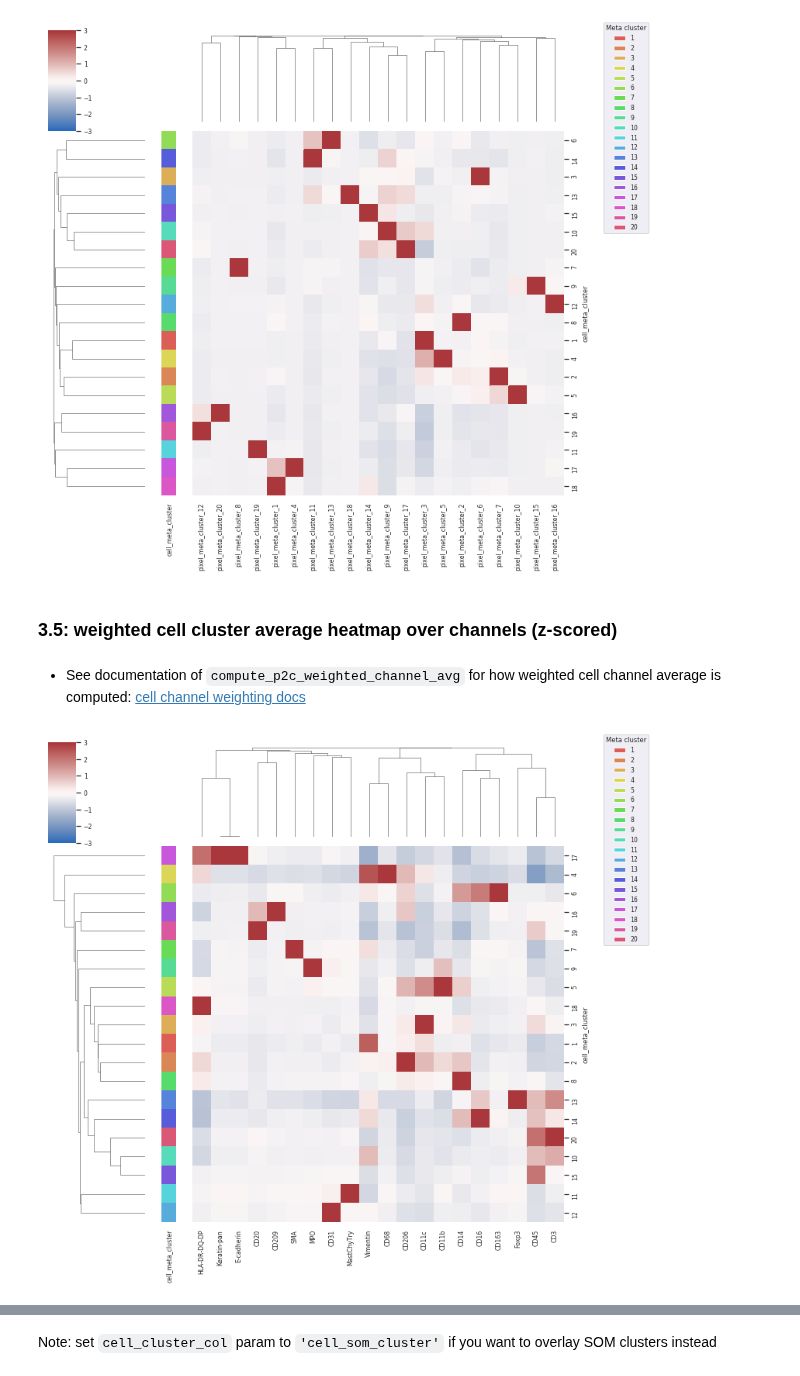
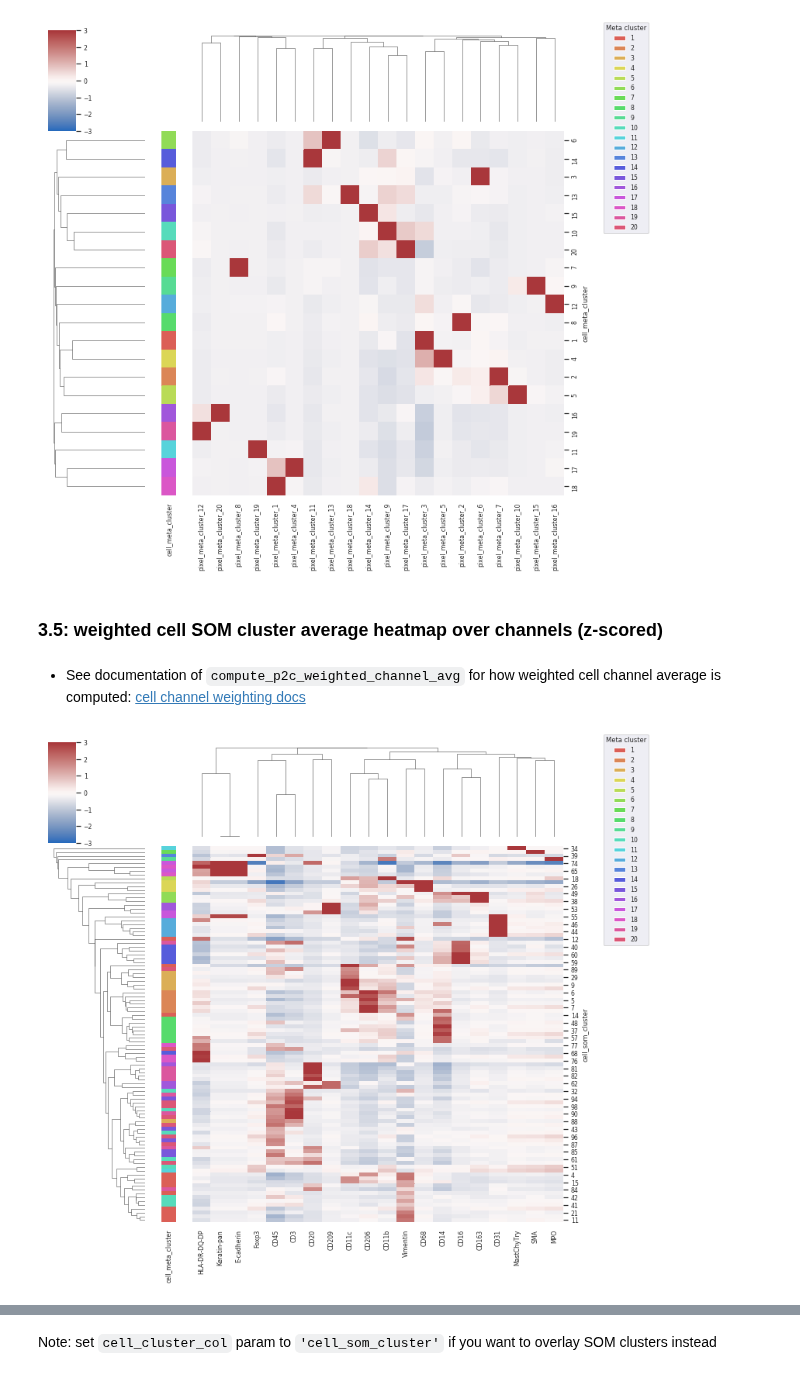
Before and after one commit to angelolab/ark-analysis, a Jupyter notebook: templates/example_cell_clustering.ipynb, the cells around one changed output, grey strips where cells are left out. Drawn from its saved outputs; the diff is of its cells as text; code cells hidden in the pictures.

Commit message:
Include both cell SOM and meta visualizations for weighted channel average, and nuke more mentions of hCluster_cap

```diff
--- a/templates/example_cell_clustering.ipynb
+++ b/templates/example_cell_clustering.ipynb
@@ -98,7 +98,8 @@ weighted_cell_channel_avg_name = '%s_weighted_cell_channel_avg.csv' % cell_clust
 cell_clust_to_meta_name = '%s_cell_clust_to_meta.feather' % cell_cluster_prefix
 cell_som_cluster_avgs_name = '%s_cell_som_cluster_avgs.csv' % cell_cluster_prefix
 cell_meta_cluster_avgs_name ='%s_cell_meta_cluster_avgs.csv' % cell_cluster_prefix
-cell_cluster_channel_avg_name = '%s_cell_cluster_channel_avg.csv' % cell_cluster_prefix
+cell_som_cluster_channel_avg_name = '%s_cell_som_cluster_channel_avg.csv' % cell_cluster_prefix
+cell_meta_cluster_channel_avg_name = '%s_cell_meta_cluster_channel_avg.csv' % cell_cluster_prefix
 
 # define the type of pixel cluster to aggregate on
 pixel_cluster_col = 'pixel_meta_cluster'
@@ -186,7 +187,8 @@ som_utils.cell_consensus_cluster(
 # %%
 cell_som_cluster_avgs_and_counts = pd.read_csv(os.path.join(base_dir, cell_som_cluster_avgs_name))
 cell_meta_cluster_avgs_and_counts = pd.read_csv(os.path.join(base_dir, cell_meta_cluster_avgs_name))
-cell_cluster_channel_avg = pd.read_csv(os.path.join(base_dir, cell_cluster_channel_avg_name))
+cell_som_cluster_channel_avg = pd.read_csv(os.path.join(base_dir, cell_som_cluster_channel_avg_name))
+cell_meta_cluster_channel_avg = pd.read_csv(os.path.join(base_dir, cell_meta_cluster_channel_avg_name))
 # %% [markdown]
 ## 3: visualize results
 # %% [markdown]
@@ -300,44 +302,44 @@ _ = plt.legend(
 # %% [output]
 [figure]
 # %% [markdown]
-### 3.5: weighted cell cluster average heatmap over channels (z-scored)
+### 3.5: weighted cell SOM cluster average heatmap over channels (z-scored)
 # %% [markdown]
 * See documentation of `compute_p2c_weighted_channel_avg` for how weighted cell channel average is computed: <a href=https://ark-analysis.readthedocs.io/en/latest/_markdown/ark.phenotyping.html#ark.phenotyping.som_utils.compute_p2c_weighted_channel_avg>cell channel weighting docs</a>
 # %%
 # define the colormap
-meta_cluster_labels = cell_cluster_channel_avg['cell_meta_cluster'].unique()
+meta_cluster_labels = cell_som_cluster_channel_avg['cell_meta_cluster'].unique()
 color_palette = sns.color_palette("hls", len(meta_cluster_labels))
 colormap = dict(zip(meta_cluster_labels, color_palette))
 
-# map the values, then reindex based on hCluster_cap values
-meta_cluster_index = cell_cluster_channel_avg[cell_cluster_col].values
-meta_cluster_mapping = pd.Series(cell_cluster_channel_avg['cell_meta_cluster']).map(colormap)
+# map the values, then reindex based on cell_som_cluster values
+meta_cluster_index = cell_som_cluster_channel_avg['cell_som_cluster'].values
+meta_cluster_mapping = pd.Series(cell_som_cluster_channel_avg['cell_meta_cluster']).map(colormap)
 meta_cluster_mapping.index = meta_cluster_index
 # %%
 # visualize the cell meta cluster weighted average heatmap over channels (z-scored)
 # using weighted average discretizes values better since we take advantage of pixel cluster info
-drop_cols = ['cell_meta_cluster'] if cell_cluster_col == 'cell_meta_cluster' else ['cell_som_cluster', 'cell_meta_cluster']
+drop_cols = ['cell_som_cluster', 'cell_meta_cluster']
 visualize.draw_heatmap(
-    data=cell_cluster_channel_avg.drop(columns=drop_cols).values,
-    x_labels=cell_cluster_channel_avg[cell_cluster_col],
-    y_labels=cell_cluster_channel_avg.drop(columns=drop_cols).columns.values,
+    data=cell_som_cluster_channel_avg.drop(columns=drop_cols).values,
+    x_labels=cell_som_cluster_channel_avg['cell_som_cluster'],
+    y_labels=cell_som_cluster_channel_avg.drop(columns=drop_cols).columns.values,
     center_val=0,
     min_val=-3,
     max_val=3,
     cbar_ticks=np.arange(-3, 4),
     row_colors=meta_cluster_mapping,
     colormap='vlag'
 )
 
-# add a legend for hCluster_cap
+# add a legend for cell meta cluster
 handles = [patches.Patch(facecolor=colormap[cmap_name]) for cmap_name in colormap]
 _ = plt.legend(
     handles,
     colormap,
     title='Meta cluster',
     bbox_to_anchor=(1.1, 1),
     bbox_transform=plt.gcf().transFigure,
     loc='upper right'
 )
 # %% [output]
-[figure, old version]
+[figure, new version]
```
Also changed, not shown: parts of 9 cells of this notebook, 2 other files.
